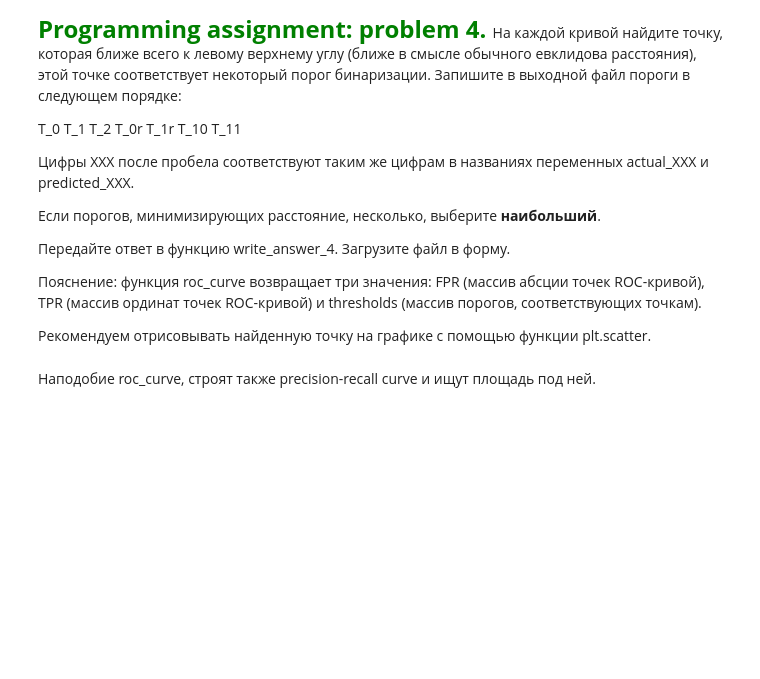
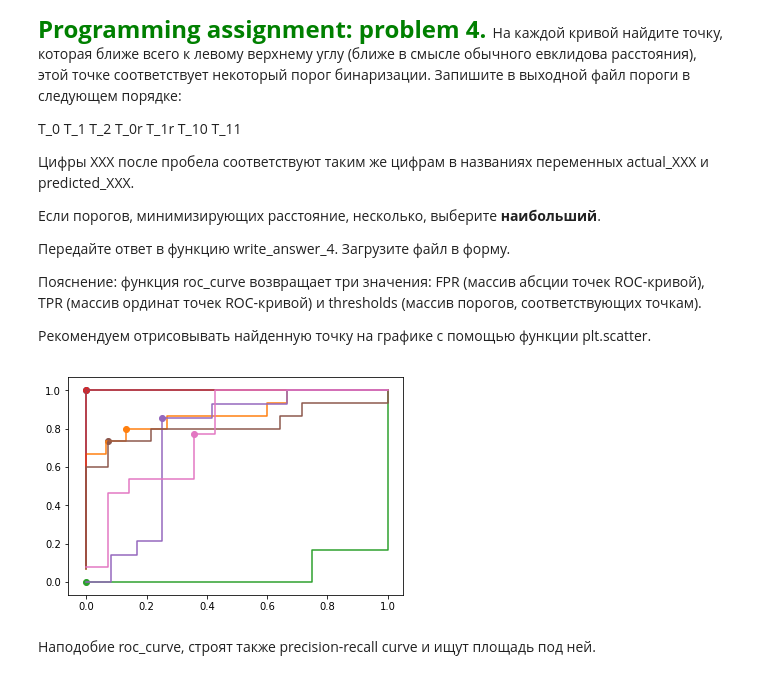
Before and after one commit to 7kia/MachineLearning, a Jupyter notebook: 2Lab/MetricsPA.ipynb, the cells around one changed output. Saved outputs shown, nothing was run; the diff lists cells and outputs as text; code cells hidden in the pictures; blank space fills up the shorter version.

```diff
--- a/2Lab/MetricsPA.ipynb
+++ b/2Lab/MetricsPA.ipynb
@@ -494,3 +507,31 @@ T_0 T_1 T_2 T_0r T_1r T_10 T_11
+# %%
+############### Programming assignment: problem 4 ###############
+def setLeftTopPoint(actual, predicted, descr):
+    fpr, tpr, thr = roc_curve(actual, predicted)
+    maxDistance = 1.0
+    leftTopPoint = (0.0, 0.0)
+    maxThreshold = 0.0
+    for x, y, t in zip(fpr, tpr, thr):
+        distance = np.sqrt(x**2+(y-1)**2)
+        if ((distance < maxDistance) or
+            ((distance == maxDistance) and (t > maxThreshold))
+           ):
+            maxDistance = distance
+            leftTopPoint = (x, y)
+            maxThreshold = t
+    plt.plot(fpr, tpr, label=descr)
+    plt.scatter(leftTopPoint[0], leftTopPoint[1])
+    return maxThreshold
+
+T_0 =  setLeftTopPoint(actual_0, predicted_0, "Perfect")
+T_1 =  setLeftTopPoint(actual_1, predicted_1, "Typical")
+T_2 =  setLeftTopPoint(actual_2, predicted_2, "Awful")
+T_0r =  setLeftTopPoint(actual_0r, predicted_0r, "Ideal risky")
+T_1r =  setLeftTopPoint(actual_1r, predicted_1r, "Typical risky")
+T_10 =  setLeftTopPoint(actual_10, predicted_10, "Aviod FP")
+T_11 =  setLeftTopPoint(actual_11, predicted_11, "Aviod FN")
+# %% [output]
+[figure, added]
 # %%
 def write_answer_4(T_0, T_1, T_2, T_0r, T_1r, T_10, T_11):
     answers = [T_0, T_1, T_2, T_0r, T_1r, T_10, T_11]
```
Also changed, not shown: parts of 6 cells of this notebook.
